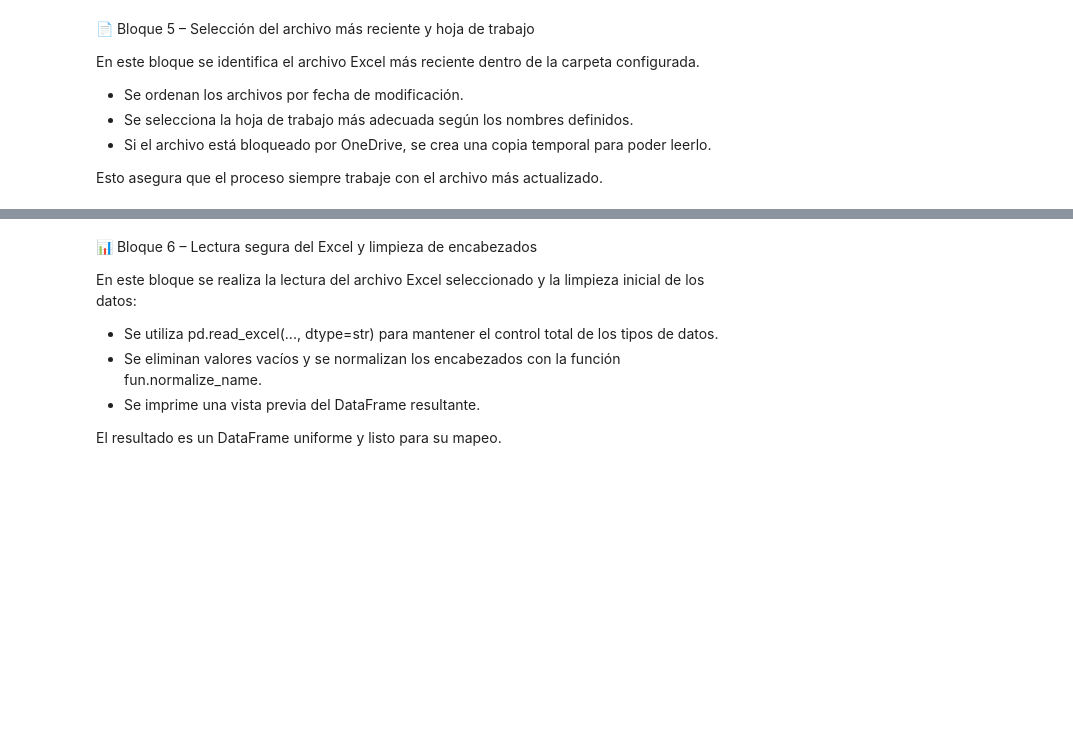
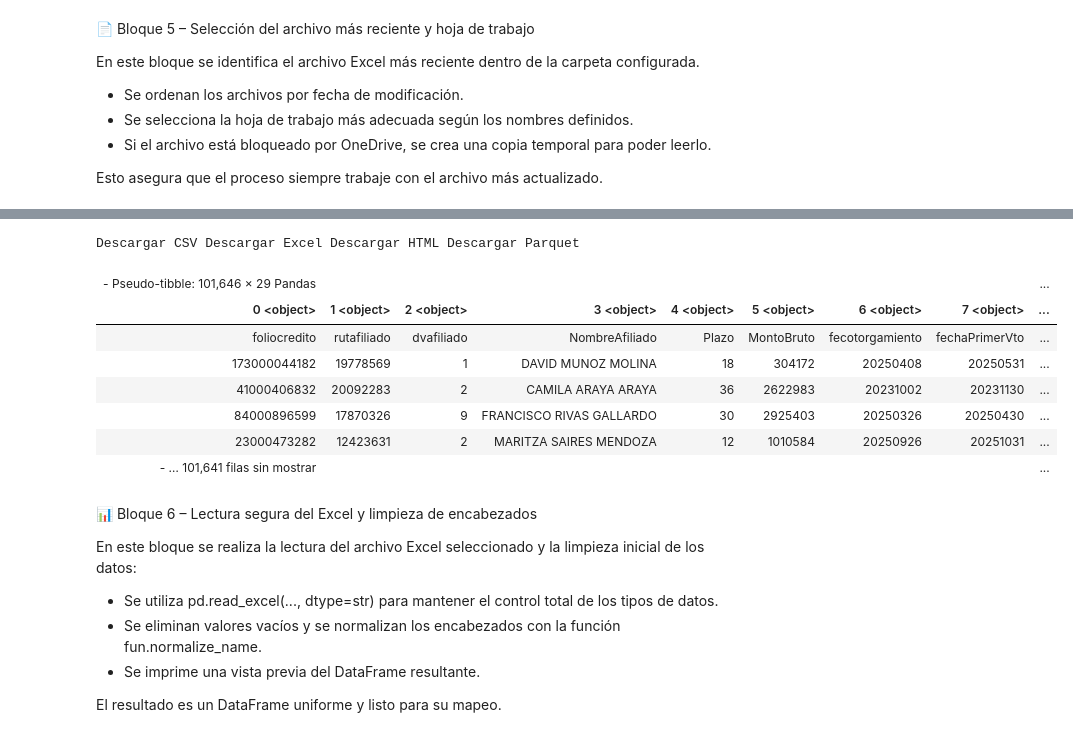
Before and after one commit to sura-movilidad/traspaso-innominados, a Jupyter notebook: new_source/new_notebooks/Marsh.ipynb, the cells around one changed output, grey strips where cells are left out. Cells and saved outputs as stored; diff of their text form; code cells hidden in the pictures; blank space fills up the shorter version.

```diff
--- a/new_source/new_notebooks/Marsh.ipynb
+++ b/new_source/new_notebooks/Marsh.ipynb
@@ -136,52 +175,22 @@ En este bloque se identifica el archivo Excel más reciente dentro de la carpeta
 
 Esto asegura que el proceso siempre trabaje con el archivo más actualizado.
 # %%
-assert RUTA_ARCHIVOS.is_dir(), f"No existe carpeta: {RUTA_ARCHIVOS}"
-archivos = [p for p in RUTA_ARCHIVOS.iterdir() if p.is_file() and p.suffix.lower() in EXTS]
-archivos.sort(key=lambda p: p.stat().st_mtime, reverse=True)
-assert archivos, "No se encontraron Excel válidos."
+info = fun.get_latest_excel_and_sheet(
+    RUTA_ARCHIVOS,
+    EXTS,
+    PREFERRED_SHEETS,
+    fallback_sheet_index=FALLBACK_SHEET_INDEX,
+    recursive=False,
+    engine="openpyxl",
+)
 
-archivo_origen = archivos[0]
-print(f"📄 Archivo más reciente: {archivo_origen.name}  |  {datetime.fromtimestamp(archivo_origen.stat().st_mtime):%Y-%m-%d %H:%M:%S}")
+archivo_origen   = info["archivo_origen"]
+excel_path_used  = info["excel_path_used"]
+_tmp_copy_path   = info["tmp_copy_path"]
+target           = info["target_sheet"]
+sheet_names      = info["sheet_names"]
 
-_tmp_copy_path = None
-
-def _norm(s):
-    return " ".join(str(s).split()).lower()
-
-pref_norm = {_norm(n) for n in PREFERRED_SHEETS}
-
-try:
-    try:
-        with pd.ExcelFile(archivo_origen, engine="openpyxl") as xls:
-            print("Hojas:", xls.sheet_names)
-
-            target = None
-            for s in xls.sheet_names:
-                if _norm(s) in pref_norm:
-                    target = s
-                    break
-            if target is None:
-                target = xls.sheet_names[FALLBACK_SHEET_INDEX]
-            print(f"✅ Hoja objetivo: {target}")
-
-    except PermissionError:
-        _tmp_copy_path = archivo_origen.parent / f"__tmp_copy_{int(time.time()*1000)}{archivo_origen.suffix}"
-        shutil.copy2(archivo_origen, _tmp_copy_path)
-        print(f"📂 No se pudo abrir el archivo original, usando copia temporal: {_tmp_copy_path.name}")
-
-        with pd.ExcelFile(_tmp_copy_path, engine="openpyxl") as xls:
-            print("Hojas:", xls.sheet_names)
-
-            target = None
-            for s in xls.sheet_names:
-                if _norm(s) in pref_norm:
-                    target = s
-                    break
-            if target is None:
-                target = xls.sheet_names[FALLBACK_SHEET_INDEX]
-            print(f"✅ Hoja objetivo (copia): {target}")
-
-except Exception as e:
-    raise SystemExit(f"❌ Error al abrir el Excel: {e}")
+# (Opcional) leer hoja
+df_opexcel = fun.read_excel_safe_no_header(excel_path_used, target)
+fun.pretty_table(df_opexcel,n=5)
 # %% [output]
@@ -191,3 +200,12 @@ Hojas: ['base', 'Resumen']
+Descargar CSV Descargar Excel Descargar HTML Descargar Parquet
+| - Pseudo-tibble: 101,646 × 29 Pandas |  |  |  |  |  |  |  | ... |
+| 0 <object> | 1 <object> | 2 <object> | 3 <object> | 4 <object> | 5 <object> | 6 <object> | 7 <object> | ... |
+| foliocredito | rutafiliado | dvafiliado | NombreAfiliado | Plazo | MontoBruto | fecotorgamiento | fechaPrimerVto | ... |
+| 173000044182 | 19778569 | 1 | DAVID MUNOZ MOLINA | 18 | 304172 | 20250408 | 20250531 | ... |
+| 41000406832 | 20092283 | 2 | CAMILA ARAYA ARAYA | 36 | 2622983 | 20231002 | 20231130 | ... |
+| 84000896599 | 17870326 | 9 | FRANCISCO RIVAS GALLARDO | 30 | 2925403 | 20250326 | 20250430 | ... |
+| 23000473282 | 12423631 | 2 | MARITZA SAIRES MENDOZA | 12 | 1010584 | 20250926 | 20251031 | ... |
+| - … 101,641 filas sin mostrar |  |  |  |  |  |  |  | ... |
 # %% [markdown]
 📊 Bloque 6 – Lectura segura del Excel y limpieza de encabezados
 
```
Also changed, not shown: parts of 10 cells of this notebook, 5 other files.
